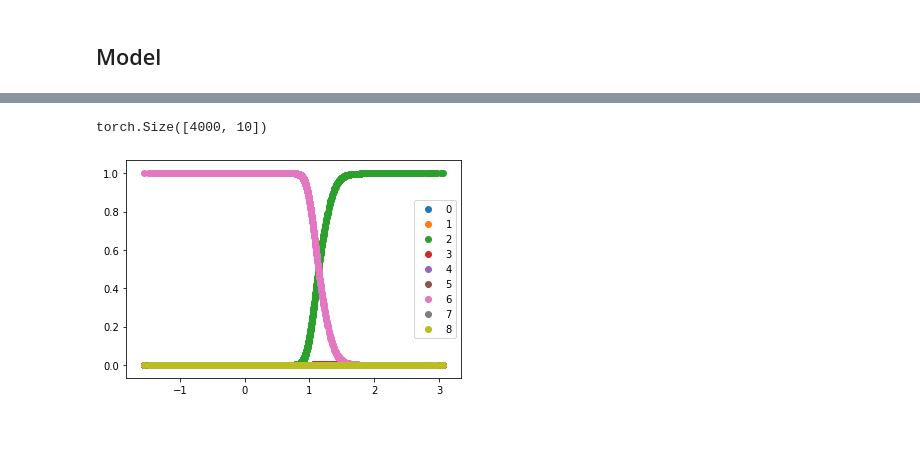
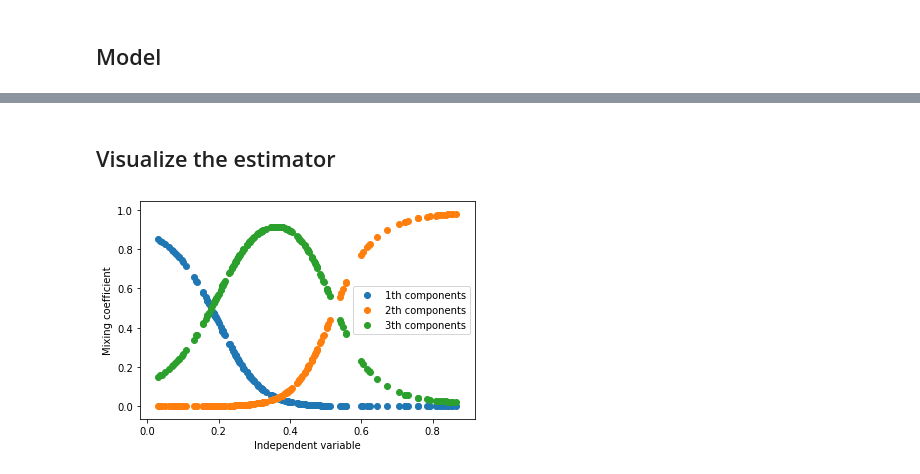
Before and after one commit to zhihanyang2022/bishop1995_notes, a Jupyter notebook: c6_error_functions/parameterized_conditional_density_estimator_demo.ipynb, the cells around one changed output, grey strips where cells are left out. Saved outputs shown, nothing was run; the diff lists cells and outputs as text; code cells hidden in the pictures; blank space fills up the shorter version.

```diff
--- a/c6_error_functions/parameterized_conditional_density_estimator_demo.ipynb
+++ b/c6_error_functions/parameterized_conditional_density_estimator_demo.ipynb
@@ -93,7 +107,7 @@ class CDEstimator(nn.Module):
 
     """Conditional density estimator using neural networks."""
 
-    def __init__(self, input_dim, output_dim, num_comps, num_hidden=1):
+    def __init__(self, input_dim, output_dim, num_comps, num_hidden):
 
         super().__init__()
 
@@ -164,11 +178,14 @@ def nll_loss(params, t):
     probas = get_densities_under_gmm(params['mixing_coeffs'], params['means'], params['variances'], t)
     return - torch.sum(torch.log(probas))
 # %%
-def get_model():
-    nn = CDEstimator(1, 1, 10, 5)
+def get_model(num_components):
+    # crucial to success: the number of hidden units has to be large enough (e.g., 100 was failing)
+    nn = CDEstimator(1, 1, num_components, 500)
     return nn, optim.Adam(nn.parameters(), lr=0.01)
 # %%
-model, opt = get_model()
+num_components = 3
+
+model, opt = get_model(num_components)
 learn = Learner(train_dl, valid_dl, model.cpu(), nll_loss, opt)
 
 loss_cb = LossCallback()
@@ -191,14 +211,14 @@ plt.show()
+# %% [markdown]
+## Visualize the estimator
 # %%
-model.cpu()
-mixing_coeffs_valid = model(torch.from_numpy(x_train).float())['mixing_coeffs']
+model.cpu().eval()
+means = model(torch.from_numpy(x_valid).float())['means'].detach().numpy()
+mixing_coeffs = model(torch.from_numpy(x_valid).float())['mixing_coeffs'].detach().numpy()
-# %%
-mixing_coeffs_valid.shape
-# %% [output]
-torch.Size([4000, 10])
 # %%
-for i in range(9):
-    plt.scatter(x_train.flatten(), mixing_coeffs_valid[:,i].detach().numpy(), label=i)
+for i in range(num_components):
+    plt.scatter(x_valid.flatten(), mixing_coeffs[:,i], label=f'{i+1}th components')
+plt.xlabel('Independent variable'); plt.ylabel('Mixing coefficient')
 plt.legend()
 plt.show()
 # %% [output]
-[figure, old version]
+[figure, new version]
```
Also changed, not shown: parts of 19 cells of this notebook, 1 other file.
